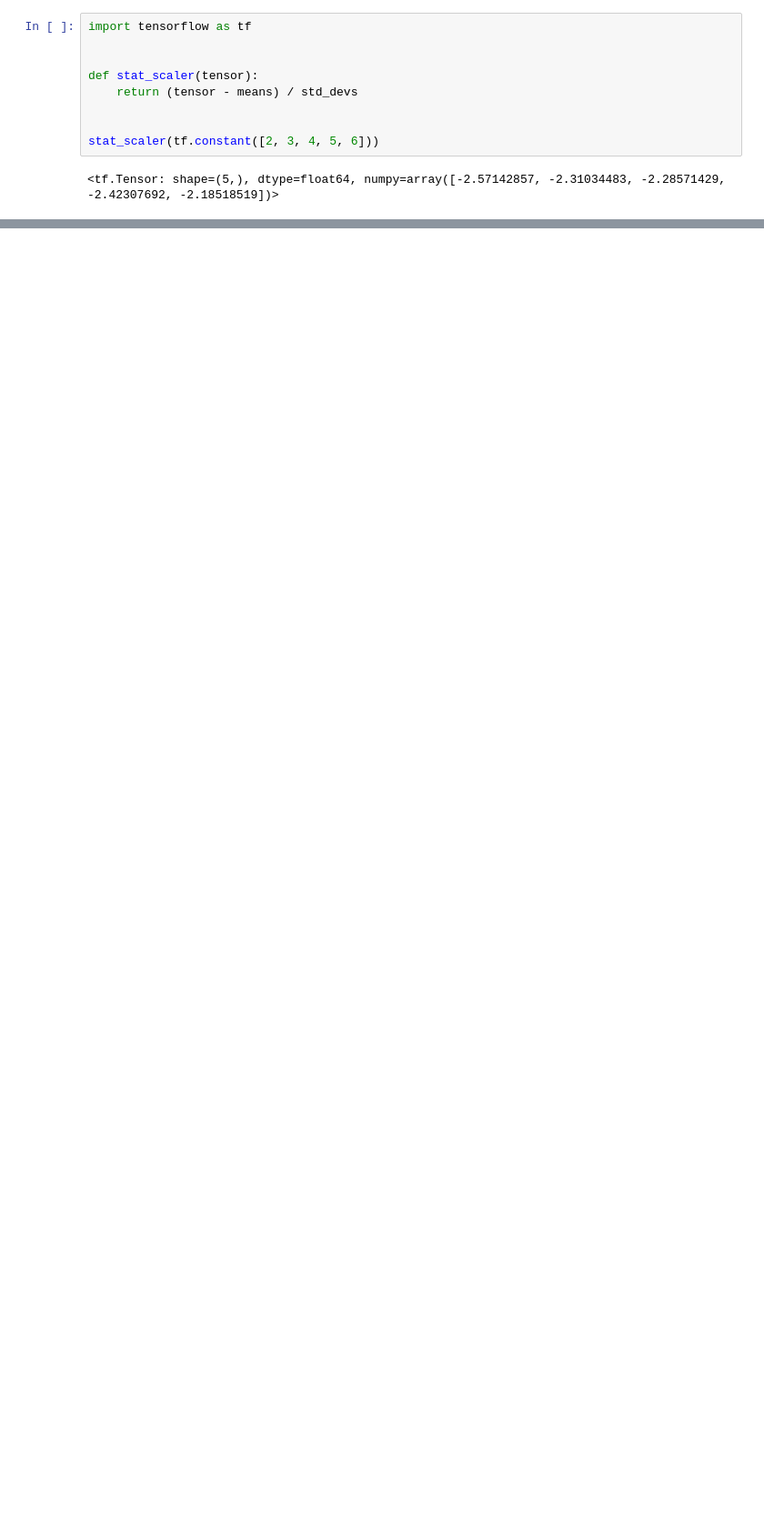
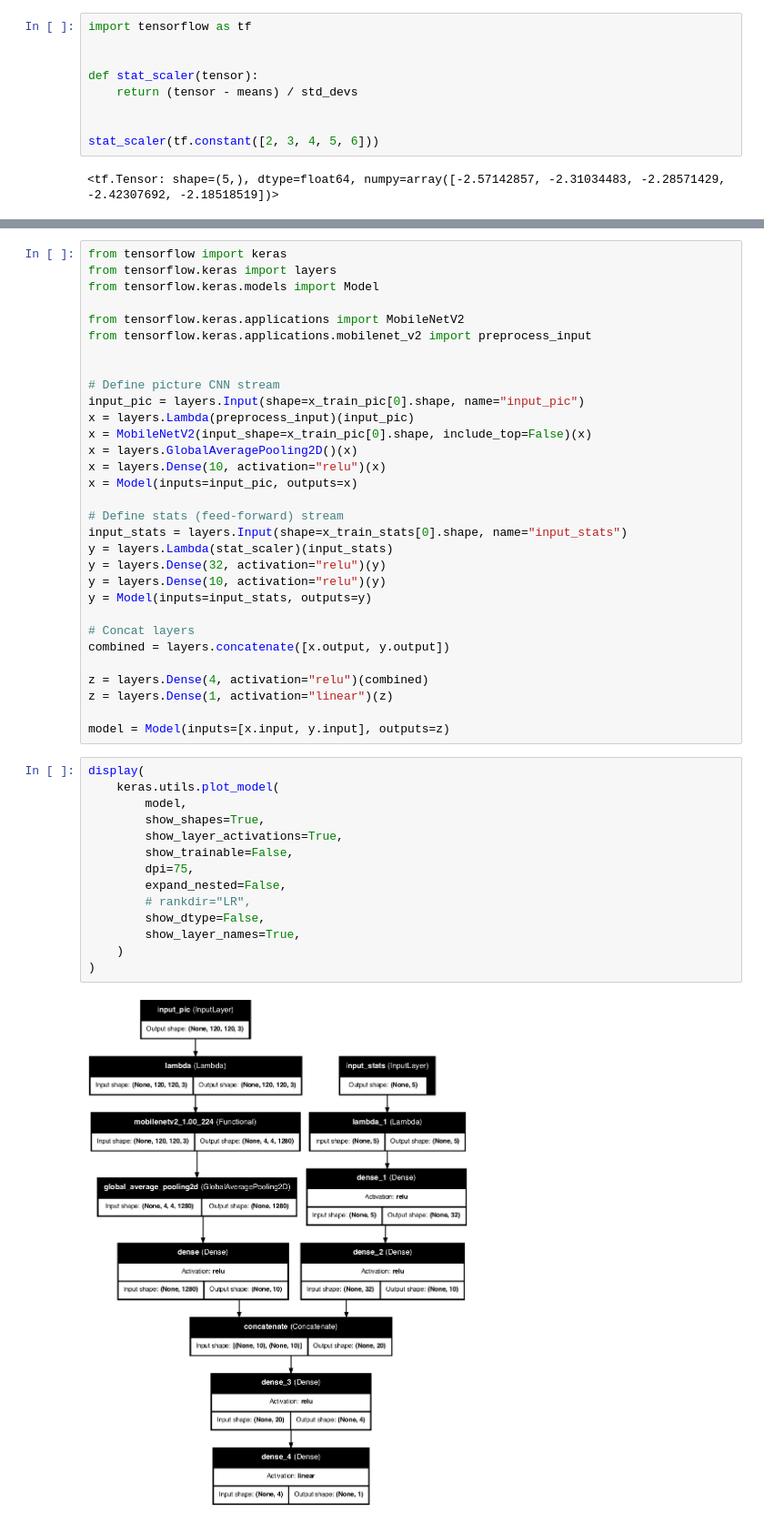
Before and after one commit to gari715135/deep-learning-intro-course, a Jupyter notebook: sample_projects/pokemon/pokemon_project.ipynb, the cells around one changed output, grey strips where cells are left out. Shown at 91% size. Cells and saved outputs as stored; diff of their text form; blank space fills up the shorter version.

```diff
--- a/sample_projects/pokemon/pokemon_project.ipynb
+++ b/sample_projects/pokemon/pokemon_project.ipynb
@@ -159,0 +172,47 @@ shuffled_df
+# %%
+from tensorflow import keras
+from tensorflow.keras import layers
+from tensorflow.keras.models import Model
+
+from tensorflow.keras.applications import MobileNetV2
+from tensorflow.keras.applications.mobilenet_v2 import preprocess_input
+
+
+# Define picture CNN stream
+input_pic = layers.Input(shape=x_train_pic[0].shape, name="input_pic")
+x = layers.Lambda(preprocess_input)(input_pic)
+x = MobileNetV2(input_shape=x_train_pic[0].shape, include_top=False)(x)
+x = layers.GlobalAveragePooling2D()(x)
+x = layers.Dense(10, activation="relu")(x)
+x = Model(inputs=input_pic, outputs=x)
+
+# Define stats (feed-forward) stream
+input_stats = layers.Input(shape=x_train_stats[0].shape, name="input_stats")
+y = layers.Lambda(stat_scaler)(input_stats)
+y = layers.Dense(32, activation="relu")(y)
+y = layers.Dense(10, activation="relu")(y)
+y = Model(inputs=input_stats, outputs=y)
+
+# Concat layers
+combined = layers.concatenate([x.output, y.output])
+
+z = layers.Dense(4, activation="relu")(combined)
+z = layers.Dense(1, activation="linear")(z)
+
+model = Model(inputs=[x.input, y.input], outputs=z)
+# %%
+display(
+    keras.utils.plot_model(
+        model,
+        show_shapes=True,
+        show_layer_activations=True,
+        show_trainable=False,
+        dpi=75,
+        expand_nested=False,
+        # rankdir="LR",
+        show_dtype=False,
+        show_layer_names=True,
+    )
+)
+# %% [output]
+[figure, added]
```
Also changed, not shown: parts of 9 cells of this notebook.
